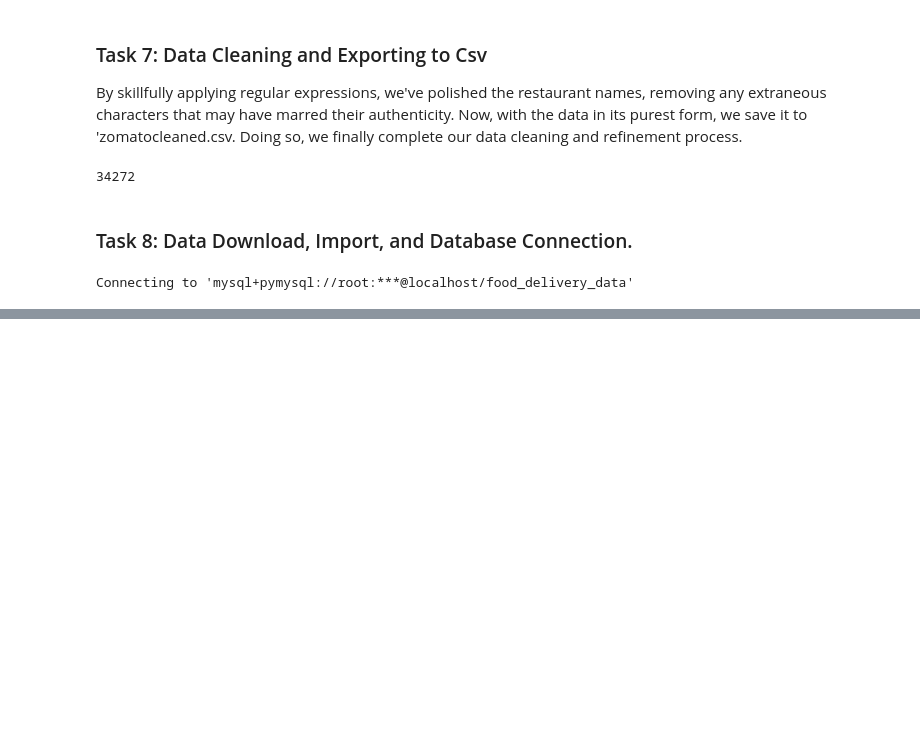
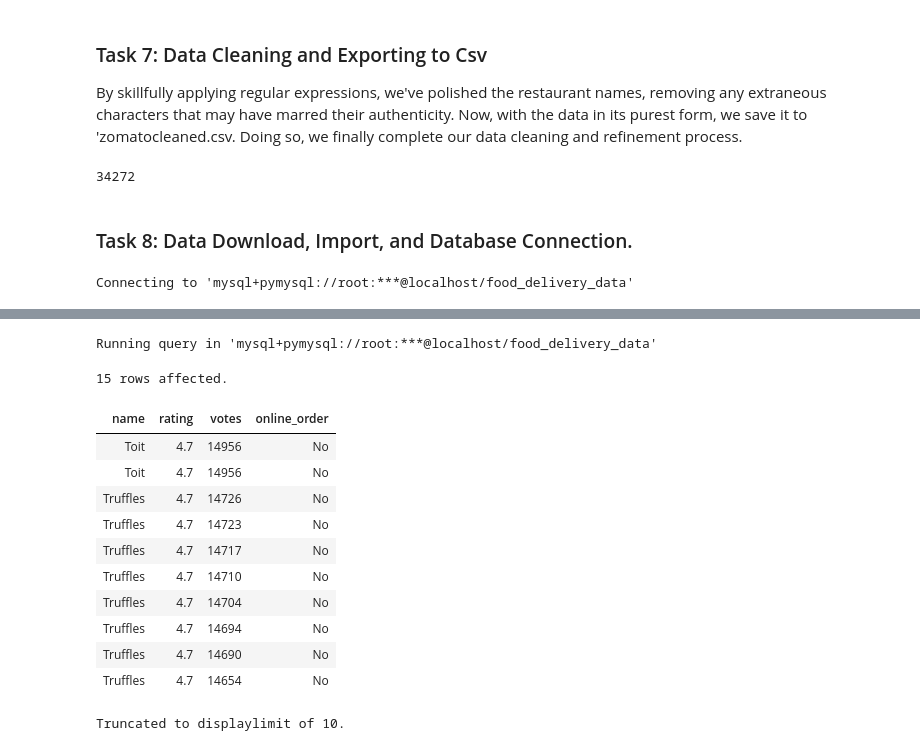
Before and after one commit to AlazarG19/Food-Delivery-App-Analysis, a Jupyter notebook: Untitled.ipynb, the cells around one changed output, grey strips where cells are left out. Cells and saved outputs as stored; diff of their text form; code cells hidden in the pictures; blank space fills up the shorter version.

```diff
--- a/Untitled.ipynb
+++ b/Untitled.ipynb
@@ -196,0 +308,18 @@ Connecting to 'mysql+pymysql://root:***@localhost/food_delivery_data'
+# %%
+%%sql
+select name,rating,votes , online_order from zomato where rating >3 and votes >= 150 and online_order = "No" order by 3 desc limit 15
+# %% [output]
+Running query in 'mysql+pymysql://root:***@localhost/food_delivery_data'
+15 rows affected.
+| name | rating | votes | online_order |
+| Toit | 4.7 | 14956 | No |
+| Toit | 4.7 | 14956 | No |
+| Truffles | 4.7 | 14726 | No |
+| Truffles | 4.7 | 14723 | No |
+| Truffles | 4.7 | 14717 | No |
+| Truffles | 4.7 | 14710 | No |
+| Truffles | 4.7 | 14704 | No |
+| Truffles | 4.7 | 14694 | No |
+| Truffles | 4.7 | 14690 | No |
+| Truffles | 4.7 | 14654 | No |
+Truncated to displaylimit of 10.
```
Also changed, not shown: parts of 13 cells of this notebook.
